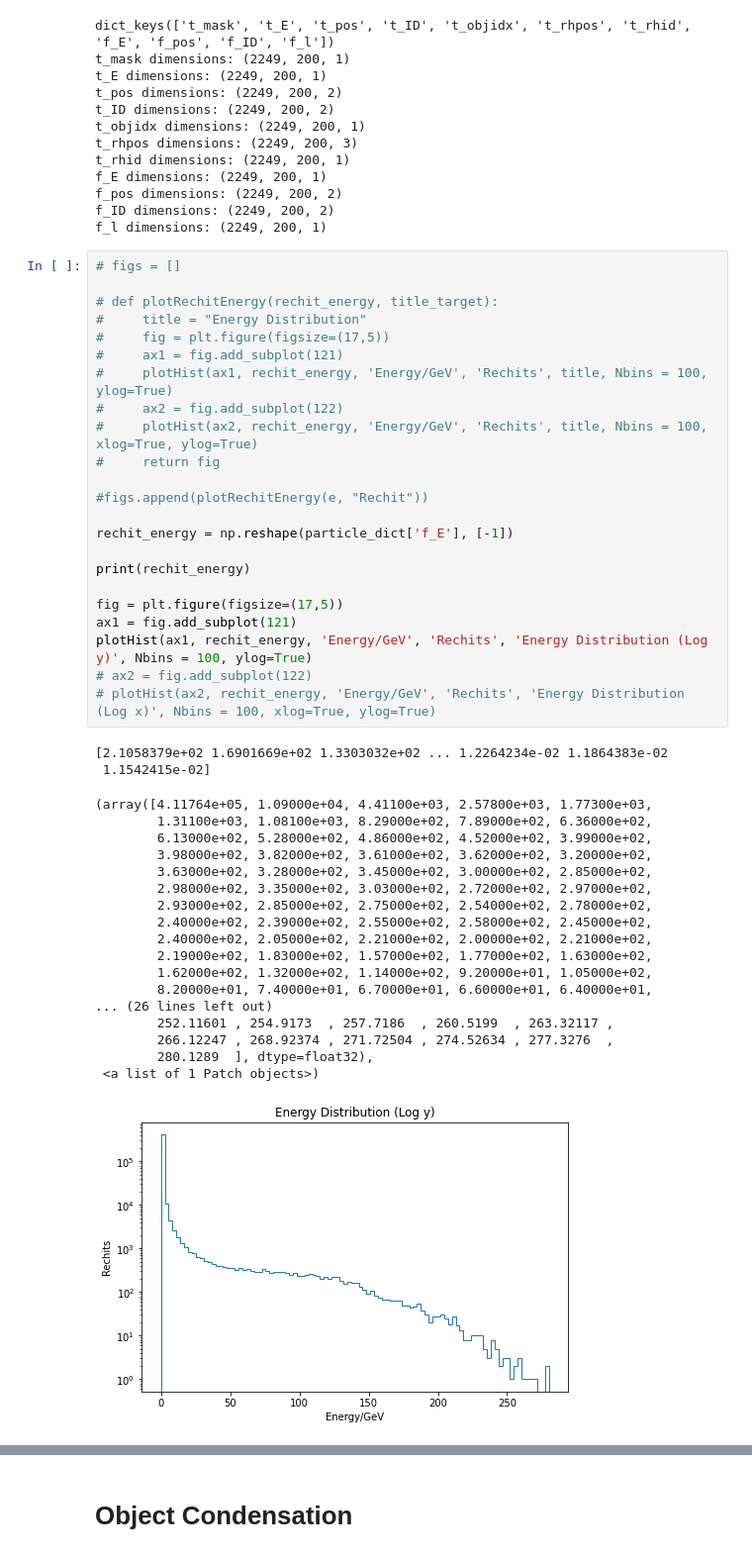
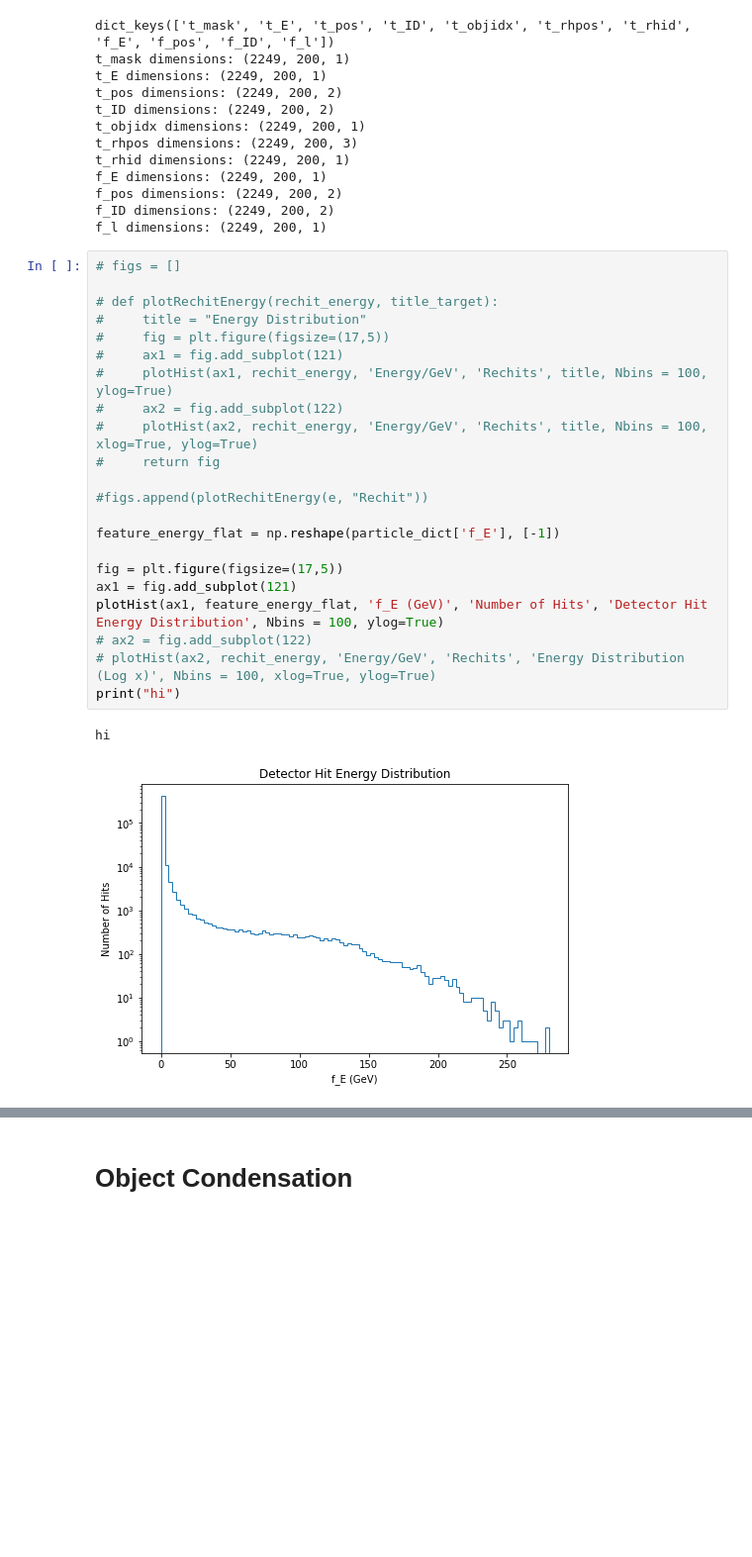
Before and after one commit to abao1999/DRNOC, a Jupyter notebook: notebooks/explore.ipynb, the cells around one changed output, grey strips where cells are left out. Shown at 99% size. Saved outputs shown, nothing was run; the diff lists cells and outputs as text; blank space fills up the shorter version.

```diff
--- a/notebooks/explore.ipynb
+++ b/notebooks/explore.ipynb
@@ -258,44 +186,25 @@ f_l dimensions: (2249, 200, 1)
 # %%
 # figs = []
 
 # def plotRechitEnergy(rechit_energy, title_target):
 #     title = "Energy Distribution"
 #     fig = plt.figure(figsize=(17,5))
 #     ax1 = fig.add_subplot(121)
 #     plotHist(ax1, rechit_energy, 'Energy/GeV', 'Rechits', title, Nbins = 100, ylog=True)
 #     ax2 = fig.add_subplot(122)
 #     plotHist(ax2, rechit_energy, 'Energy/GeV', 'Rechits', title, Nbins = 100, xlog=True, ylog=True)
 #     return fig
 
 #figs.append(plotRechitEnergy(e, "Rechit"))
 
-rechit_energy = np.reshape(particle_dict['f_E'], [-1])
-
-print(rechit_energy)
+feature_energy_flat = np.reshape(particle_dict['f_E'], [-1])
 
 fig = plt.figure(figsize=(17,5))
 ax1 = fig.add_subplot(121)
-plotHist(ax1, rechit_energy, 'Energy/GeV', 'Rechits', 'Energy Distribution (Log y)', Nbins = 100, ylog=True)
+plotHist(ax1, feature_energy_flat, 'f_E (GeV)', 'Number of Hits', 'Detector Hit Energy Distribution', Nbins = 100, ylog=True)
 # ax2 = fig.add_subplot(122)
 # plotHist(ax2, rechit_energy, 'Energy/GeV', 'Rechits', 'Energy Distribution (Log x)', Nbins = 100, xlog=True, ylog=True)
+print("hi")
 # %% [output]
-[2.1058379e+02 1.6901669e+02 1.3303032e+02 ... 1.2264234e-02 1.1864383e-02
- 1.1542415e-02]
+hi
-(array([4.11764e+05, 1.09000e+04, 4.41100e+03, 2.57800e+03, 1.77300e+03,
-        1.31100e+03, 1.08100e+03, 8.29000e+02, 7.89000e+02, 6.36000e+02,
-        6.13000e+02, 5.28000e+02, 4.86000e+02, 4.52000e+02, 3.99000e+02,
-        3.98000e+02, 3.82000e+02, 3.61000e+02, 3.62000e+02, 3.20000e+02,
-        3.63000e+02, 3.28000e+02, 3.45000e+02, 3.00000e+02, 2.85000e+02,
-        2.98000e+02, 3.35000e+02, 3.03000e+02, 2.72000e+02, 2.97000e+02,
-        2.93000e+02, 2.85000e+02, 2.75000e+02, 2.54000e+02, 2.78000e+02,
-        2.40000e+02, 2.39000e+02, 2.55000e+02, 2.58000e+02, 2.45000e+02,
-        2.40000e+02, 2.05000e+02, 2.21000e+02, 2.00000e+02, 2.21000e+02,
-        2.19000e+02, 1.83000e+02, 1.57000e+02, 1.77000e+02, 1.63000e+02,
-        1.62000e+02, 1.32000e+02, 1.14000e+02, 9.20000e+01, 1.05000e+02,
-        8.20000e+01, 7.40000e+01, 6.70000e+01, 6.60000e+01, 6.40000e+01,
-... (26 lines left out)
-        252.11601 , 254.9173  , 257.7186  , 260.5199  , 263.32117 ,
-        266.12247 , 268.92374 , 271.72504 , 274.52634 , 277.3276  ,
-        280.1289  ], dtype=float32),
- <a list of 1 Patch objects>)
-[figure, old version]
+[figure, new version]
```
Also changed, not shown: parts of 38 cells of this notebook, 21 other files.
